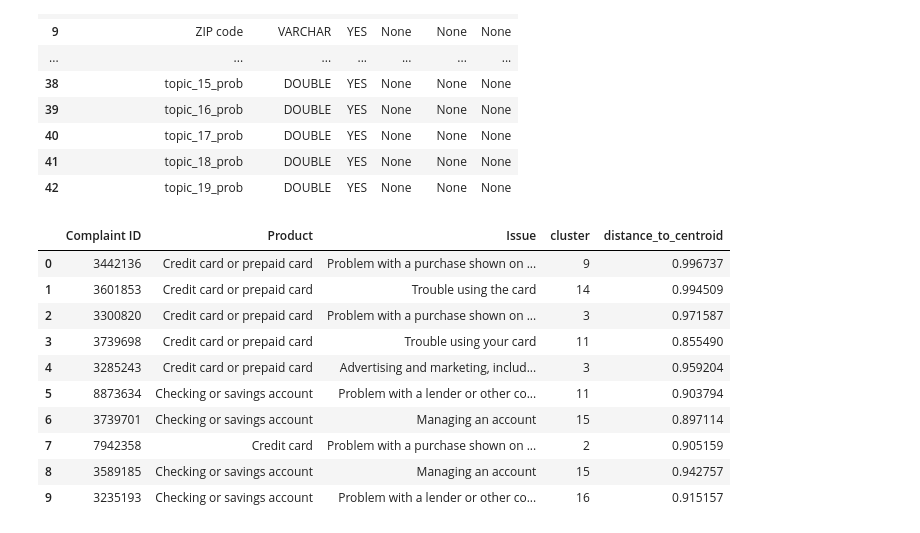
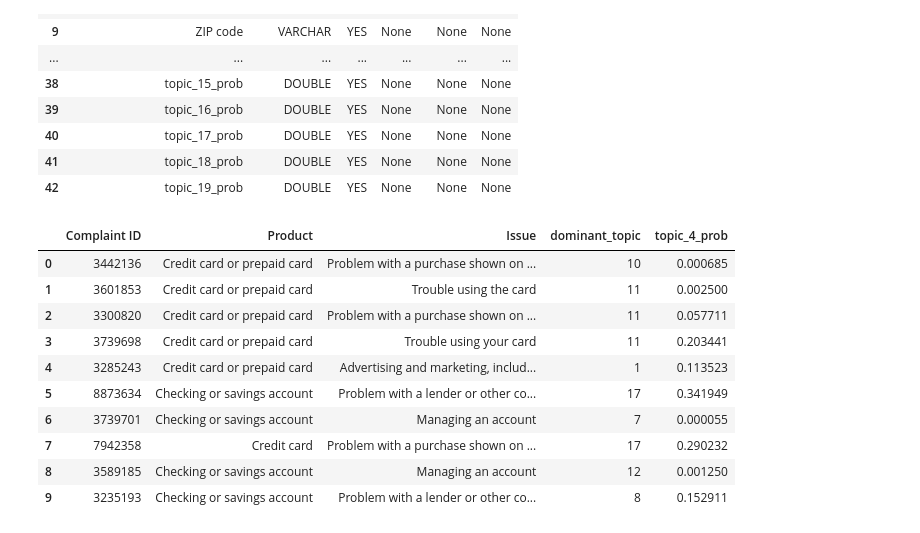
Before and after one commit to n-tamm/cfpb_mortgage_complaints, a Jupyter notebook: notebooks/07_unsupervised_join_features.ipynb, the cells around one changed output. Cells and saved outputs as stored; diff of their text form; code cells hidden in the pictures.

```diff
--- a/notebooks/07_unsupervised_join_features.ipynb
+++ b/notebooks/07_unsupervised_join_features.ipynb
@@ -62,26 +62,26 @@ duckdb.sql(f"""
 # %%
 # First 10 rows for selected columns
 preview_df = duckdb.sql(f"""
     SELECT
         "Complaint ID",
         Product,
         Issue,
-        cluster,
-        distance_to_centroid,
+        dominant_topic,
+        topic_4_prob,
     FROM '{COMBINED_PATH}'
     LIMIT 10
 """).df()
 
 preview_df
 # %% [output]
-|  | Complaint ID | Product | Issue | cluster | distance_to_centroid |
-| 0 | 3442136 | Credit card or prepaid card | Problem with a purchase shown on ... | 9 | 0.996737 |
-| 1 | 3601853 | Credit card or prepaid card | Trouble using the card | 14 | 0.994509 |
-| 2 | 3300820 | Credit card or prepaid card | Problem with a purchase shown on ... | 3 | 0.971587 |
-| 3 | 3739698 | Credit card or prepaid card | Trouble using your card | 11 | 0.855490 |
-| 4 | 3285243 | Credit card or prepaid card | Advertising and marketing, includ... | 3 | 0.959204 |
-| 5 | 8873634 | Checking or savings account | Problem with a lender or other co... | 11 | 0.903794 |
-| 6 | 3739701 | Checking or savings account | Managing an account | 15 | 0.897114 |
-| 7 | 7942358 | Credit card | Problem with a purchase shown on ... | 2 | 0.905159 |
-| 8 | 3589185 | Checking or savings account | Managing an account | 15 | 0.942757 |
-| 9 | 3235193 | Checking or savings account | Problem with a lender or other co... | 16 | 0.915157 |
+|  | Complaint ID | Product | Issue | dominant_topic | topic_4_prob |
+| 0 | 3442136 | Credit card or prepaid card | Problem with a purchase shown on ... | 10 | 0.000685 |
+| 1 | 3601853 | Credit card or prepaid card | Trouble using the card | 11 | 0.002500 |
+| 2 | 3300820 | Credit card or prepaid card | Problem with a purchase shown on ... | 11 | 0.057711 |
+| 3 | 3739698 | Credit card or prepaid card | Trouble using your card | 11 | 0.203441 |
+| 4 | 3285243 | Credit card or prepaid card | Advertising and marketing, includ... | 1 | 0.113523 |
+| 5 | 8873634 | Checking or savings account | Problem with a lender or other co... | 17 | 0.341949 |
+| 6 | 3739701 | Checking or savings account | Managing an account | 7 | 0.000055 |
+| 7 | 7942358 | Credit card | Problem with a purchase shown on ... | 17 | 0.290232 |
+| 8 | 3589185 | Checking or savings account | Managing an account | 12 | 0.001250 |
+| 9 | 3235193 | Checking or savings account | Problem with a lender or other co... | 8 | 0.152911 |
```
Also changed, not shown: 1 other file.
